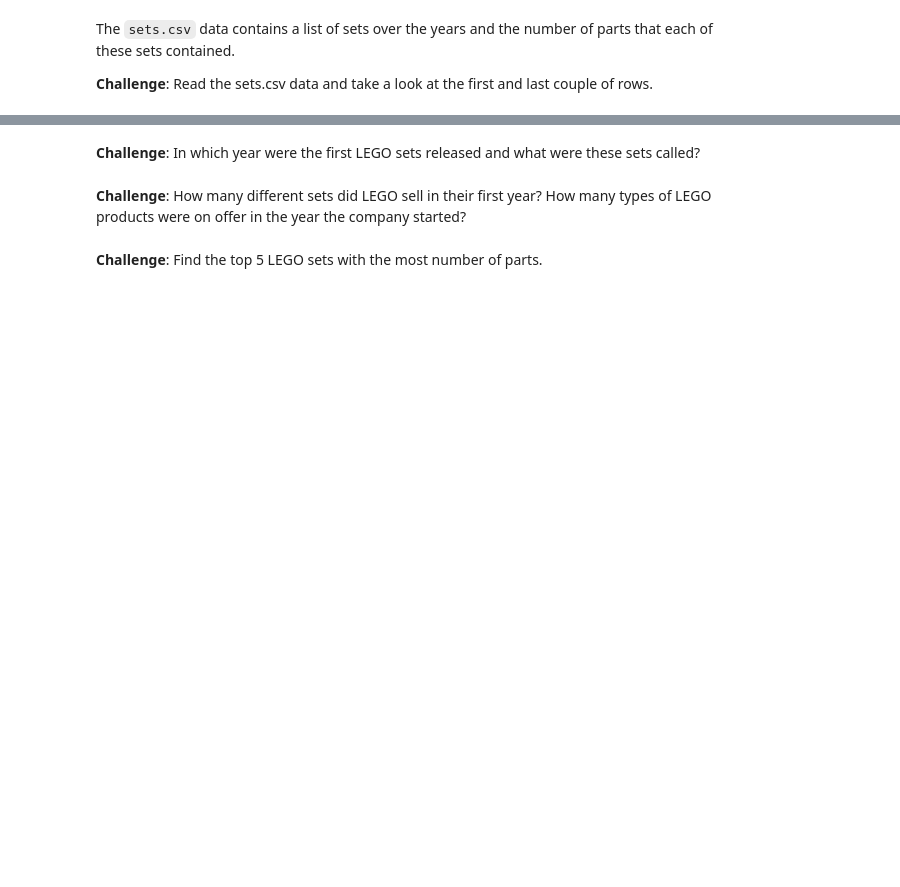
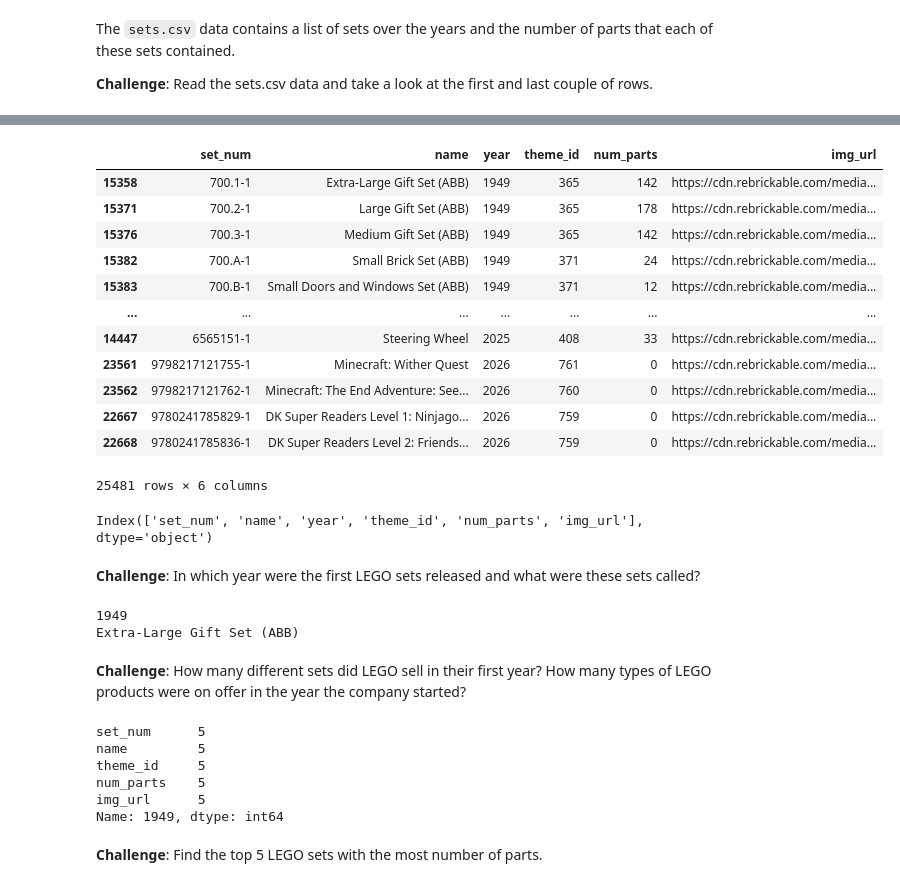
Before and after one commit to AndyRoy04/100DaysOfCode_Python, a Jupyter notebook: Day_74/Lego_Analysis_for_Course_(start).ipynb, the cells around one changed output, grey strips where cells are left out. Saved outputs shown, nothing was run; the diff lists cells and outputs as text; code cells hidden in the pictures; blank space fills up the shorter version.

```diff
--- a/Day_74/Lego_Analysis_for_Course_(start).ipynb
+++ b/Day_74/Lego_Analysis_for_Course_(start).ipynb
@@ -78,3 +82,5 @@ A lego set is a particular box of LEGO or product. Therefore, a single theme typ
 The <code>sets.csv</code> data contains a list of sets over the years and the number of parts that each of these sets contained.
 
 **Challenge**: Read the sets.csv data and take a look at the first and last couple of rows.
+# %%
+sets = pd.read_csv('./data/sets.csv')   #reading the sets Data
@@ -81,6 +96,42 @@ The <code>sets.csv</code> data contains a list of sets over the years and the nu
+# %%
+sets.tail()
+# sets.sort_values(by='year', ascending=True)
+# %% [output]
+|  | set_num | name | year | theme_id | num_parts | img_url |
+| 15358 | 700.1-1 | Extra-Large Gift Set (ABB) | 1949 | 365 | 142 | https://cdn.rebrickable.com/media... |
+| 15371 | 700.2-1 | Large Gift Set (ABB) | 1949 | 365 | 178 | https://cdn.rebrickable.com/media... |
+| 15376 | 700.3-1 | Medium Gift Set (ABB) | 1949 | 365 | 142 | https://cdn.rebrickable.com/media... |
+| 15382 | 700.A-1 | Small Brick Set (ABB) | 1949 | 371 | 24 | https://cdn.rebrickable.com/media... |
+| 15383 | 700.B-1 | Small Doors and Windows Set (ABB) | 1949 | 371 | 12 | https://cdn.rebrickable.com/media... |
+| ... | ... | ... | ... | ... | ... | ... |
+| 14447 | 6565151-1 | Steering Wheel | 2025 | 408 | 33 | https://cdn.rebrickable.com/media... |
+| 23561 | 9798217121755-1 | Minecraft: Wither Quest | 2026 | 761 | 0 | https://cdn.rebrickable.com/media... |
+| 23562 | 9798217121762-1 | Minecraft: The End Adventure: See... | 2026 | 760 | 0 | https://cdn.rebrickable.com/media... |
+| 22667 | 9780241785829-1 | DK Super Readers Level 1: Ninjago... | 2026 | 759 | 0 | https://cdn.rebrickable.com/media... |
+| 22668 | 9780241785836-1 | DK Super Readers Level 2: Friends... | 2026 | 759 | 0 | https://cdn.rebrickable.com/media... |
+25481 rows × 6 columns
+# %%
+sets.columns
+# %% [output]
+Index(['set_num', 'name', 'year', 'theme_id', 'num_parts', 'img_url'], dtype='object')
 # %% [markdown]
 **Challenge**: In which year were the first LEGO sets released and what were these sets called?
+# %%
+print(sets.sort_values('year', ascending=True).iloc[0]['year'])
+print(sets.sort_values('year', ascending=True).iloc[0]['name'])
+# %% [output]
+1949
+Extra-Large Gift Set (ABB)
 # %% [markdown]
 **Challenge**: How many different sets did LEGO sell in their first year? How many types of LEGO products were on offer in the year the company started?
+# %%
+sets.groupby('year').count().iloc[0]
+# %% [output]
+set_num      5
+name         5
+theme_id     5
+num_parts    5
+img_url      5
+Name: 1949, dtype: int64
 # %% [markdown]
 **Challenge**: Find the top 5 LEGO sets with the most number of parts.
```
Also changed, not shown: parts of 6 cells of this notebook.
